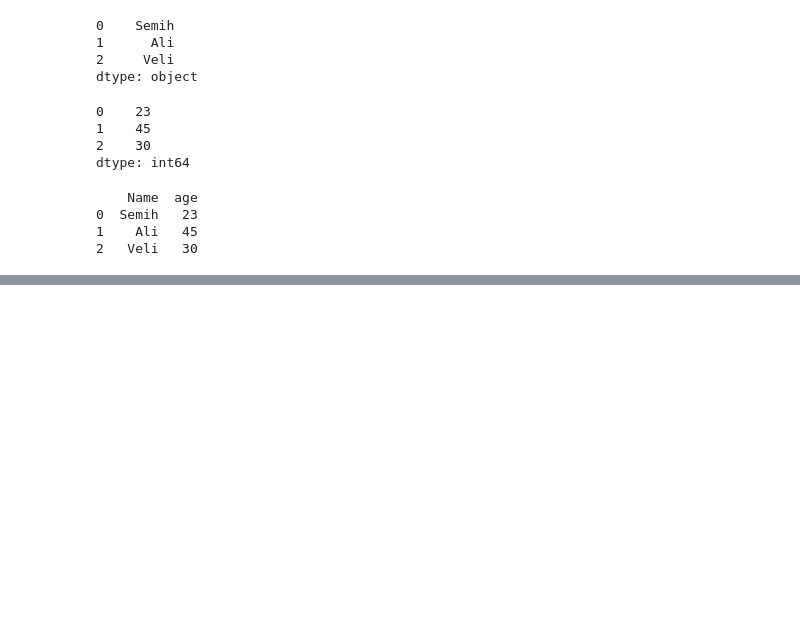
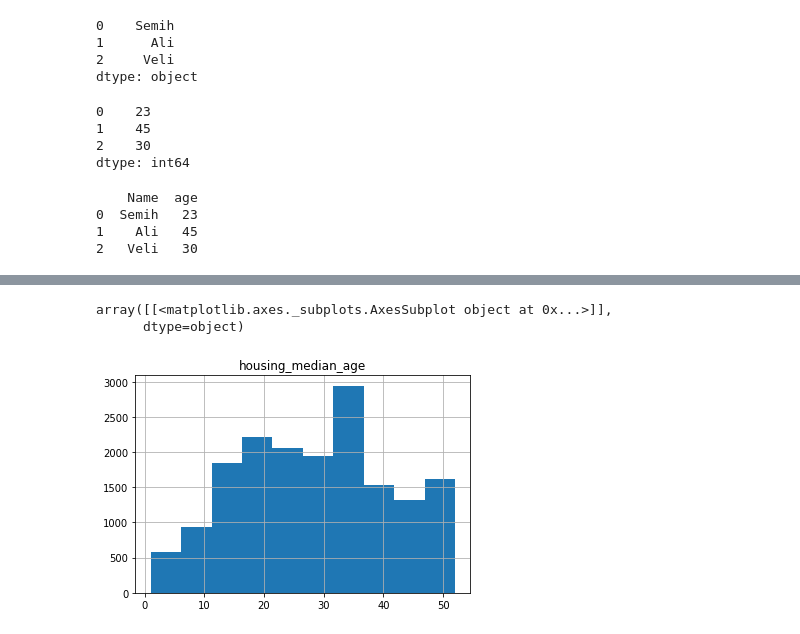
Before and after one commit to DerinOgrenme2021/GizemUnal, a Jupyter notebook: Pandas.ipynb, the cells around one changed output, grey strips where cells are left out. Cells and saved outputs as stored; diff of their text form; code cells hidden in the pictures; blank space fills up the shorter version.

```diff
--- a/Pandas.ipynb
+++ b/Pandas.ipynb
@@ -29,3 +29,6 @@ print(df)
 0  Semih   23
 1    Ali   45
 2   Veli   30
+# %%
+cf_housing_df=pd.read_csv("https://download.mlcc.google.com/mledu-datasets/california_housing_train.csv")
+type(cf_housing_df)
@@ -31,0 +54,6 @@ print(df)
+# %%
+cf_housing_df.hist("housing_median_age")
+# %% [output]
+array([[<matplotlib.axes._subplots.AxesSubplot object at 0x...>]],
+      dtype=object)
+[figure, added]
```
Also changed, not shown: parts of 7 cells of this notebook.
